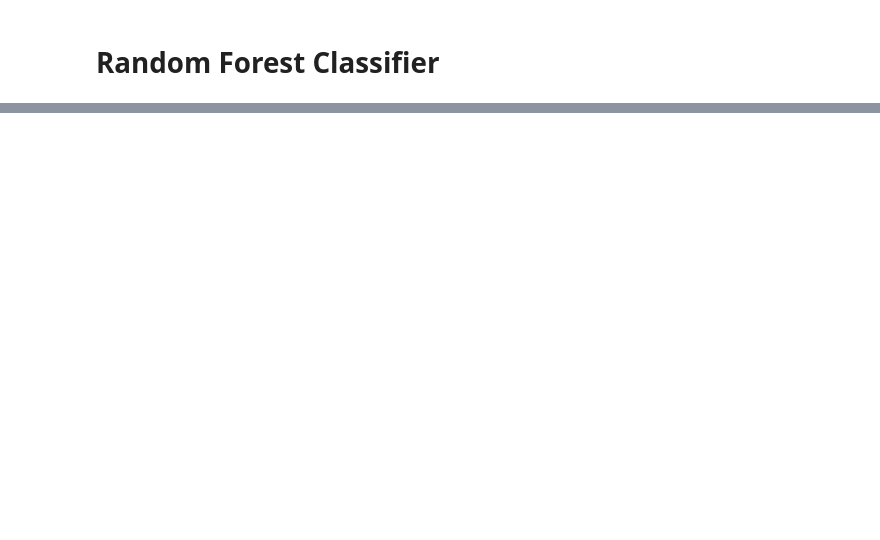
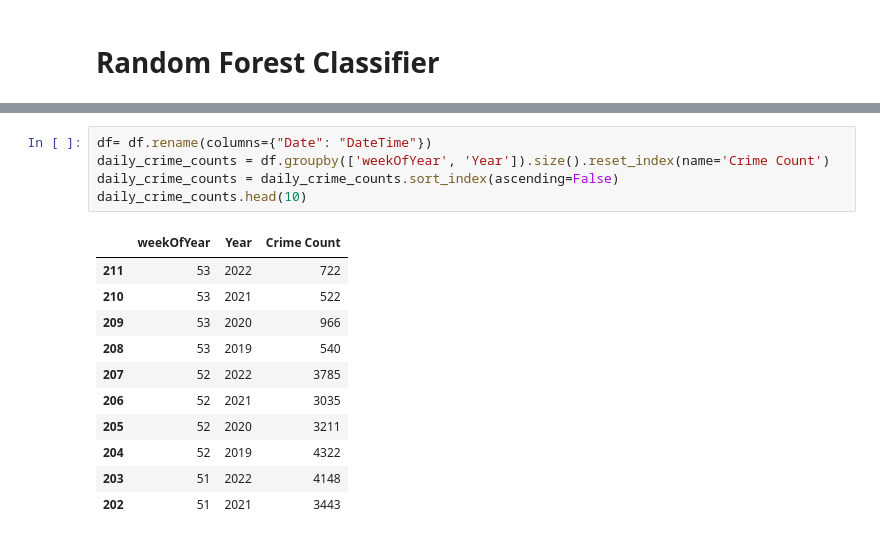
Before and after one commit to kfukutom/urban-informatics, a Jupyter notebook: src/crime_analysis.ipynb, the cells around one changed output, grey strips where cells are left out. Drawn from its saved outputs; the diff is of its cells as text; blank space fills up the shorter version.

```diff
--- a/src/crime_analysis.ipynb
+++ b/src/crime_analysis.ipynb
@@ -357,0 +468,17 @@ Accuracy: 47.187940761636106
+# %%
+df= df.rename(columns={"Date": "DateTime"})
+daily_crime_counts = df.groupby(['weekOfYear', 'Year']).size().reset_index(name='Crime Count')
+daily_crime_counts = daily_crime_counts.sort_index(ascending=False)
+daily_crime_counts.head(10)
+# %% [output]
+|  | weekOfYear | Year | Crime Count |
+| 211 | 53 | 2022 | 722 |
+| 210 | 53 | 2021 | 522 |
+| 209 | 53 | 2020 | 966 |
+| 208 | 53 | 2019 | 540 |
+| 207 | 52 | 2022 | 3785 |
+| 206 | 52 | 2021 | 3035 |
+| 205 | 52 | 2020 | 3211 |
+| 204 | 52 | 2019 | 4322 |
+| 203 | 51 | 2022 | 4148 |
+| 202 | 51 | 2021 | 3443 |
```
Also changed, not shown: parts of 19 cells of this notebook.
